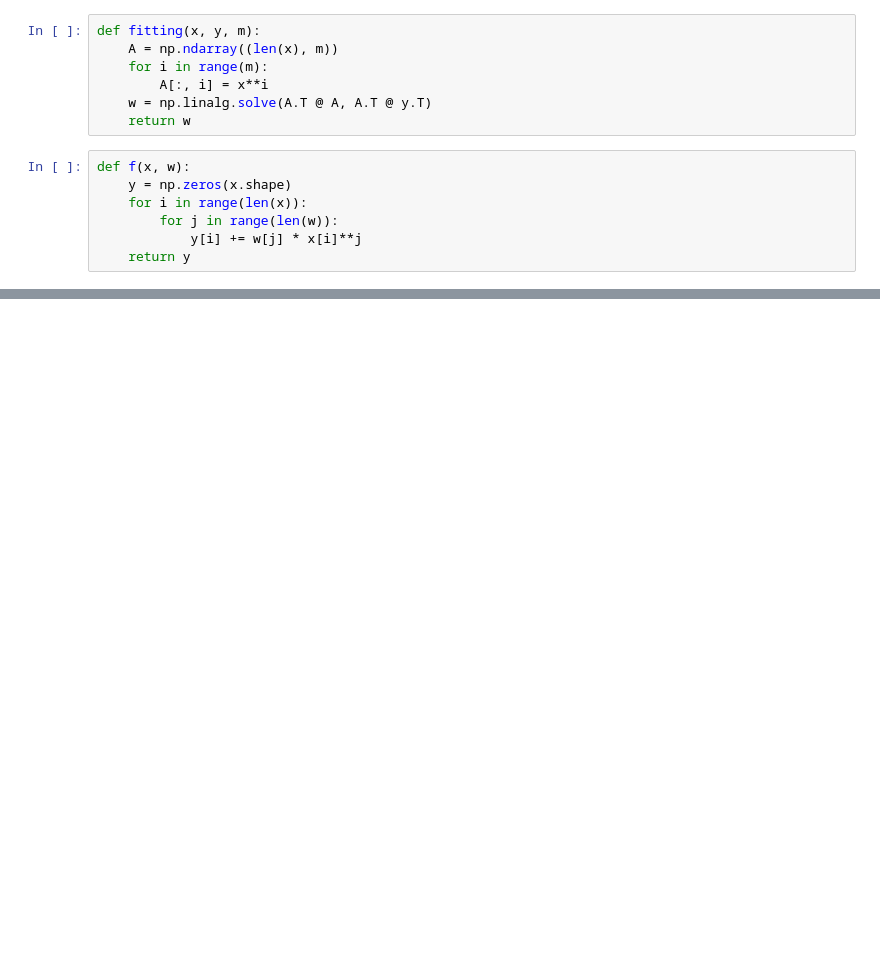
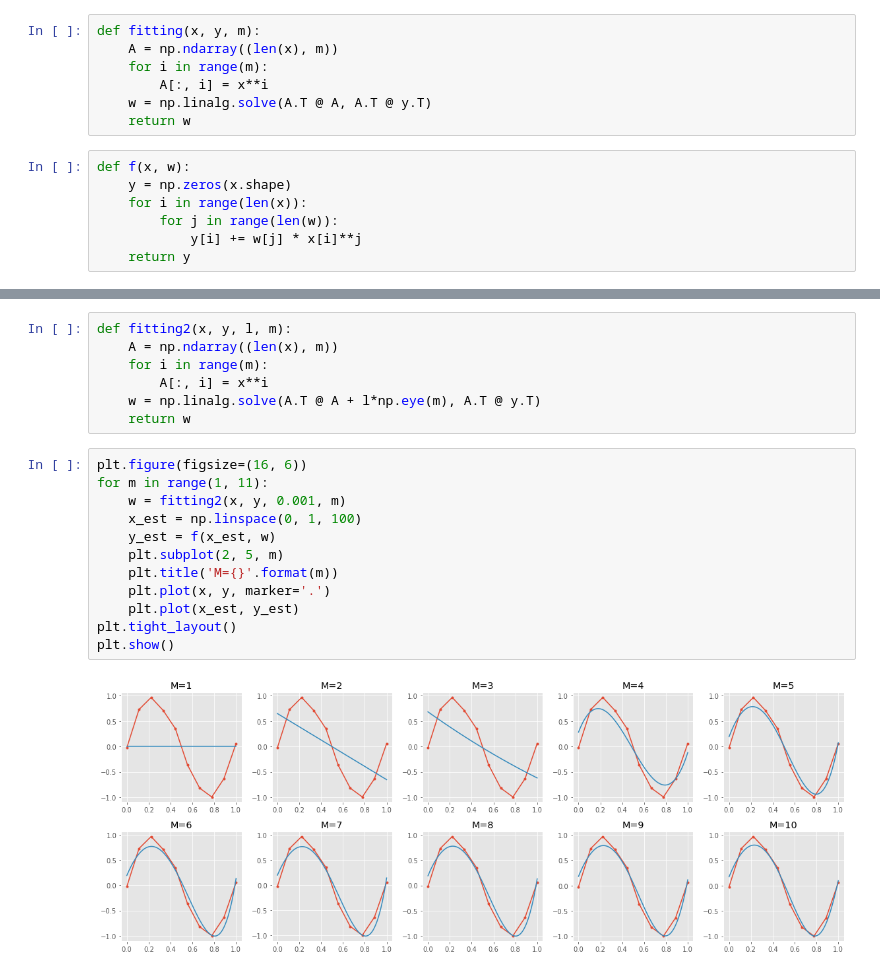
Before and after one commit to ryuz/training, a Jupyter notebook: prml/1_1_polynomial_curve_fitting.ipynb, the cells around one changed output, grey strips where cells are left out. Drawn from its saved outputs; the diff is of its cells as text; blank space fills up the shorter version.

```diff
--- a/prml/1_1_polynomial_curve_fitting.ipynb
+++ b/prml/1_1_polynomial_curve_fitting.ipynb
@@ -38,0 +51,21 @@ plt.show()
+# %%
+def fitting2(x, y, l, m):
+    A = np.ndarray((len(x), m))
+    for i in range(m):
+        A[:, i] = x**i
+    w = np.linalg.solve(A.T @ A + l*np.eye(m), A.T @ y.T)
+    return w
+# %%
+plt.figure(figsize=(16, 6))
+for m in range(1, 11):
+    w = fitting2(x, y, 0.001, m)
+    x_est = np.linspace(0, 1, 100)
+    y_est = f(x_est, w)
+    plt.subplot(2, 5, m)
+    plt.title('M={}'.format(m))
+    plt.plot(x, y, marker='.')
+    plt.plot(x_est, y_est)
+plt.tight_layout()
+plt.show()
+# %% [output]
+[figure, added]
```
Also changed, not shown: parts of 7 cells of this notebook.
